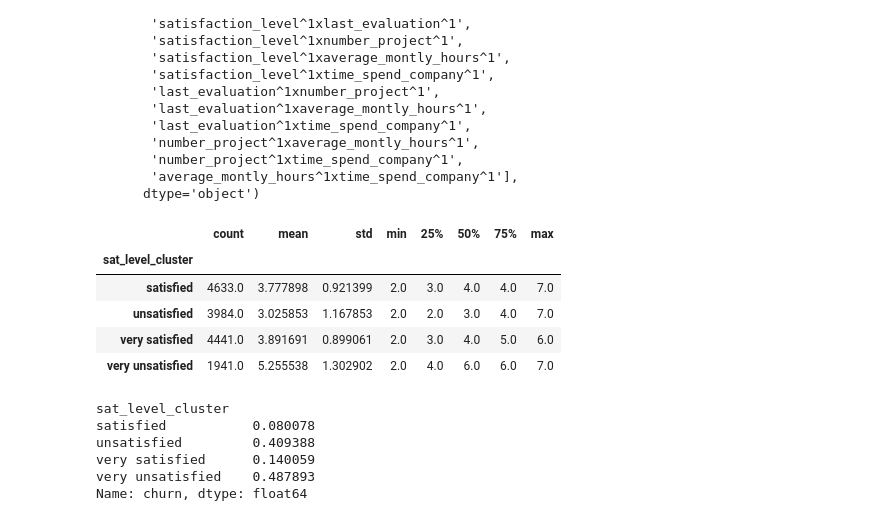
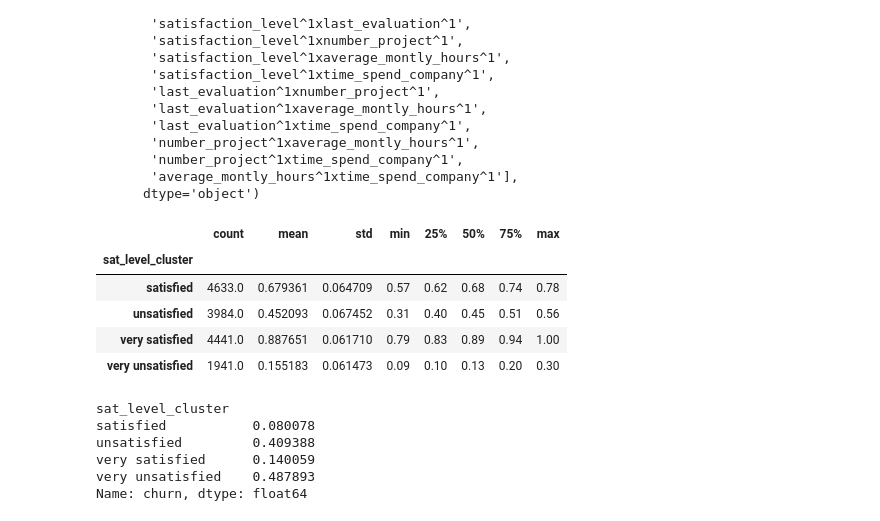
Before and after one commit to georgethoraninh/hr_churn, a Jupyter notebook: data_discovery.ipynb, the cells around one changed output. Drawn from its saved outputs; the diff is of its cells as text; code cells hidden in the pictures.

Commit message:
More cluster discovery

```diff
--- a/data_discovery.ipynb
+++ b/data_discovery.ipynb
@@ -586,14 +586,14 @@ Index(['id', 'satisfaction_level', 'last_evaluation', 'number_project',
        'average_montly_hours^1xtime_spend_company^1'],
       dtype='object')
 # %%
-df2.groupby('sat_level_cluster')['number_project'].describe()
+df2.groupby('sat_level_cluster')['satisfaction_level'].describe()
 # %% [output]
 |  | count | mean | std | min | 25% | 50% | 75% | max |
 | sat_level_cluster |  |  |  |  |  |  |  |  |
-| satisfied | 4633.0 | 3.777898 | 0.921399 | 2.0 | 3.0 | 4.0 | 4.0 | 7.0 |
-| unsatisfied | 3984.0 | 3.025853 | 1.167853 | 2.0 | 2.0 | 3.0 | 4.0 | 7.0 |
-| very satisfied | 4441.0 | 3.891691 | 0.899061 | 2.0 | 3.0 | 4.0 | 5.0 | 6.0 |
-| very unsatisfied | 1941.0 | 5.255538 | 1.302902 | 2.0 | 4.0 | 6.0 | 6.0 | 7.0 |
+| satisfied | 4633.0 | 0.679361 | 0.064709 | 0.57 | 0.62 | 0.68 | 0.74 | 0.78 |
+| unsatisfied | 3984.0 | 0.452093 | 0.067452 | 0.31 | 0.40 | 0.45 | 0.51 | 0.56 |
+| very satisfied | 4441.0 | 0.887651 | 0.061710 | 0.79 | 0.83 | 0.89 | 0.94 | 1.00 |
+| very unsatisfied | 1941.0 | 0.155183 | 0.061473 | 0.09 | 0.10 | 0.13 | 0.20 | 0.30 |
 # %%
 df2.groupby('sat_level_cluster')['churn'].mean()
 # %% [output]
```
